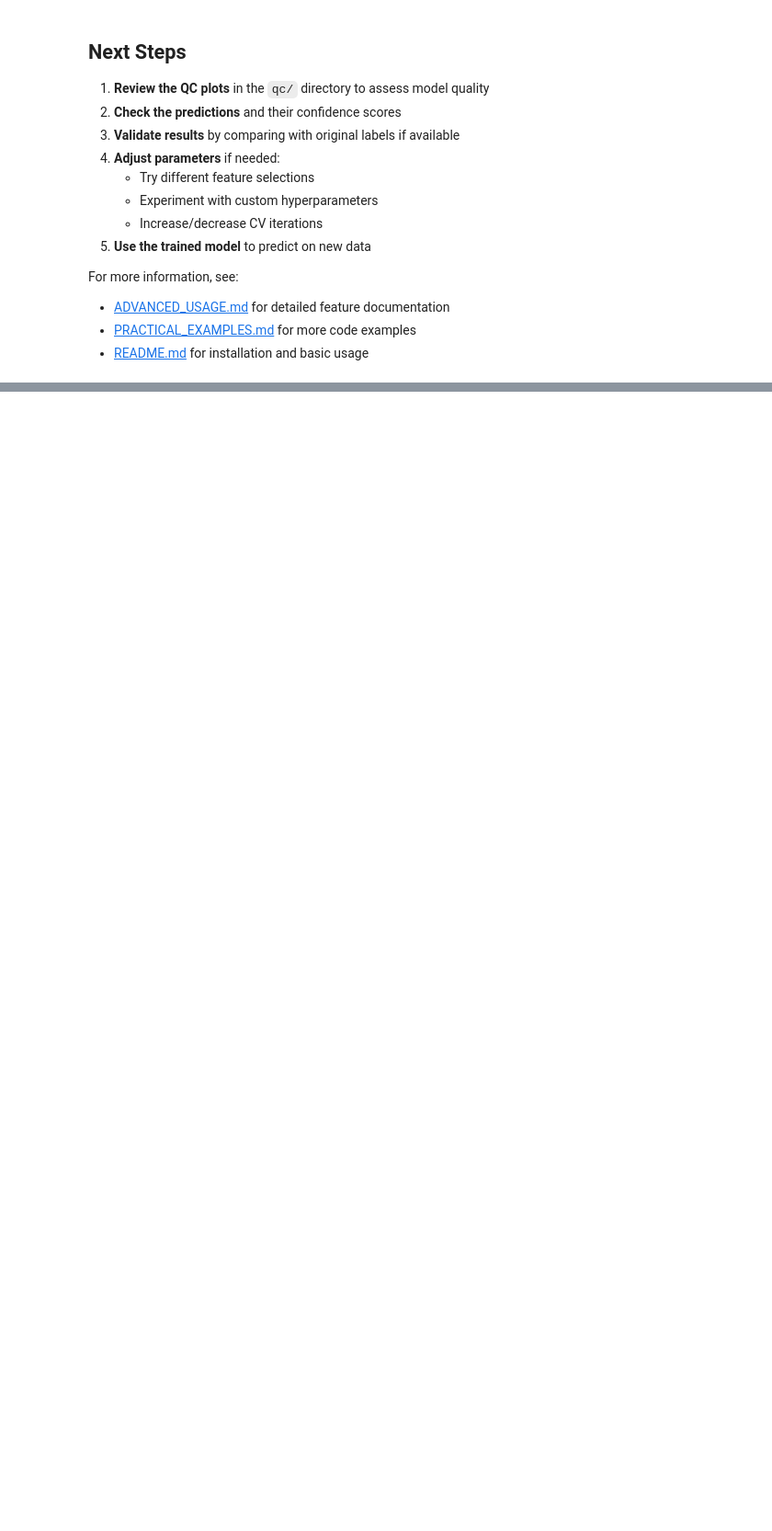
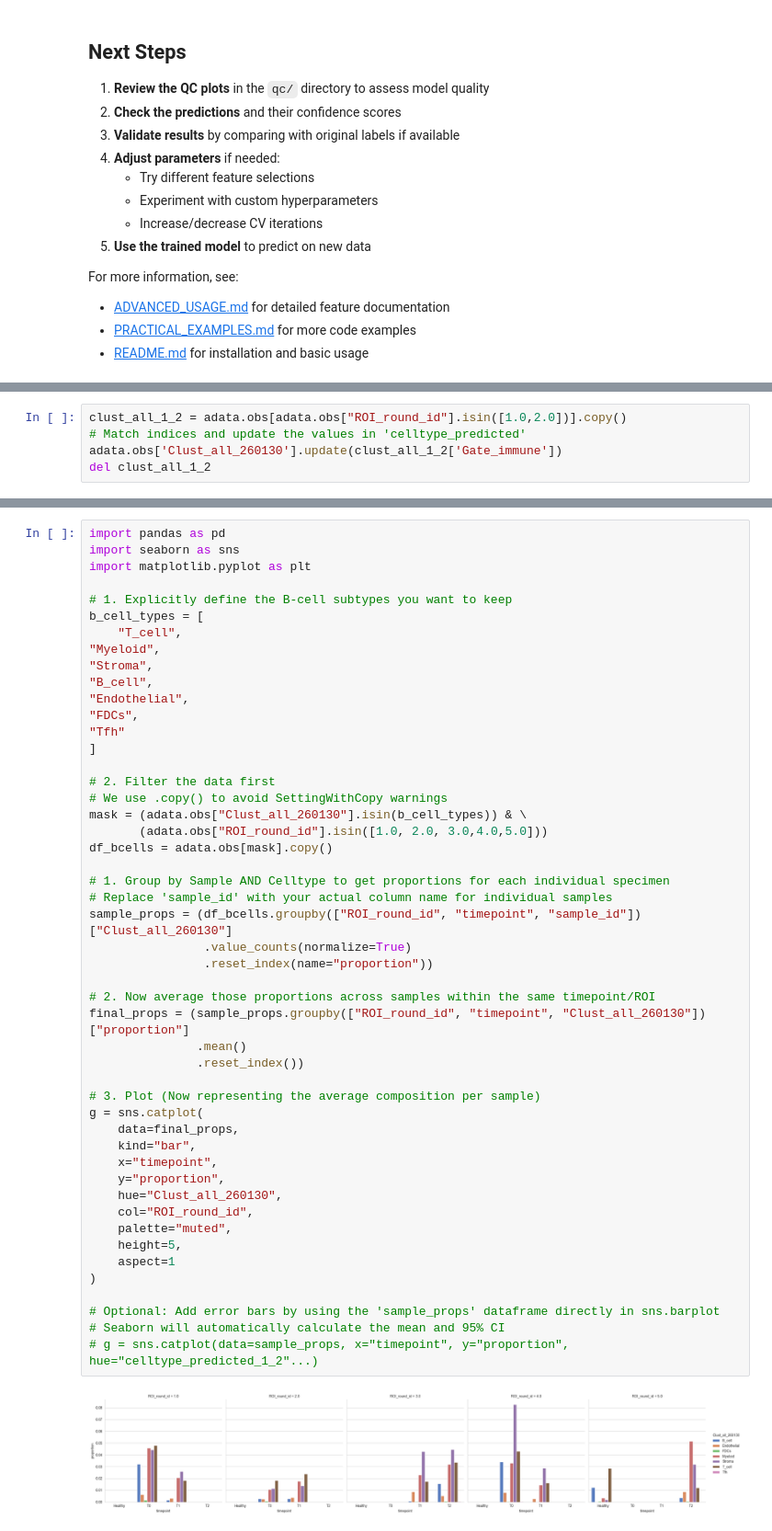
Before and after one commit to mdka00001/cytofPredictionModel, a Jupyter notebook: cytof_label_transfer_advanced_workflow.ipynb, the cells around one changed output, grey strips where cells are left out. Shown at 92% size. Saved outputs shown, nothing was run; the diff lists cells and outputs as text; blank space fills up the shorter version.

```diff
--- a/cytof_label_transfer_advanced_workflow.ipynb
+++ b/cytof_label_transfer_advanced_workflow.ipynb
@@ -519,0 +879,5 @@ For more information, see:
+# %%
+clust_all_1_2 = adata.obs[adata.obs["ROI_round_id"].isin([1.0,2.0])].copy()
+# Match indices and update the values in 'celltype_predicted'
+adata.obs['Clust_all_260130'].update(clust_all_1_2['Gate_immune'])
+del clust_all_1_2
@@ -519,0 +891,51 @@ For more information, see:
+# %%
+import pandas as pd
+import seaborn as sns
+import matplotlib.pyplot as plt
+
+# 1. Explicitly define the B-cell subtypes you want to keep
+b_cell_types = [
+    "T_cell",
+"Myeloid",
+"Stroma",
+"B_cell",
+"Endothelial",
+"FDCs",
+"Tfh"
+]
+
+# 2. Filter the data first
+# We use .copy() to avoid SettingWithCopy warnings
+mask = (adata.obs["Clust_all_260130"].isin(b_cell_types)) & \
+       (adata.obs["ROI_round_id"].isin([1.0, 2.0, 3.0,4.0,5.0]))
+df_bcells = adata.obs[mask].copy()
+
+# 1. Group by Sample AND Celltype to get proportions for each individual specimen
+# Replace 'sample_id' with your actual column name for individual samples
+sample_props = (df_bcells.groupby(["ROI_round_id", "timepoint", "sample_id"])["Clust_all_260130"]
+                .value_counts(normalize=True)
+                .reset_index(name="proportion"))
+
+# 2. Now average those proportions across samples within the same timepoint/ROI
+final_props = (sample_props.groupby(["ROI_round_id", "timepoint", "Clust_all_260130"])["proportion"]
+               .mean()
+               .reset_index())
+
+# 3. Plot (Now representing the average composition per sample)
+g = sns.catplot(
+    data=final_props,
+    kind="bar",
+    x="timepoint",
+    y="proportion",
+    hue="Clust_all_260130",
+    col="ROI_round_id",
+    palette="muted",
+    height=5,
+    aspect=1
+)
+
+# Optional: Add error bars by using the 'sample_props' dataframe directly in sns.barplot
+# Seaborn will automatically calculate the mean and 95% CI
+# g = sns.catplot(data=sample_props, x="timepoint", y="proportion", hue="celltype_predicted_1_2"...)
+# %% [output]
+[figure, added]
```
Also changed, not shown: parts of 39 cells of this notebook, 5 other files.
